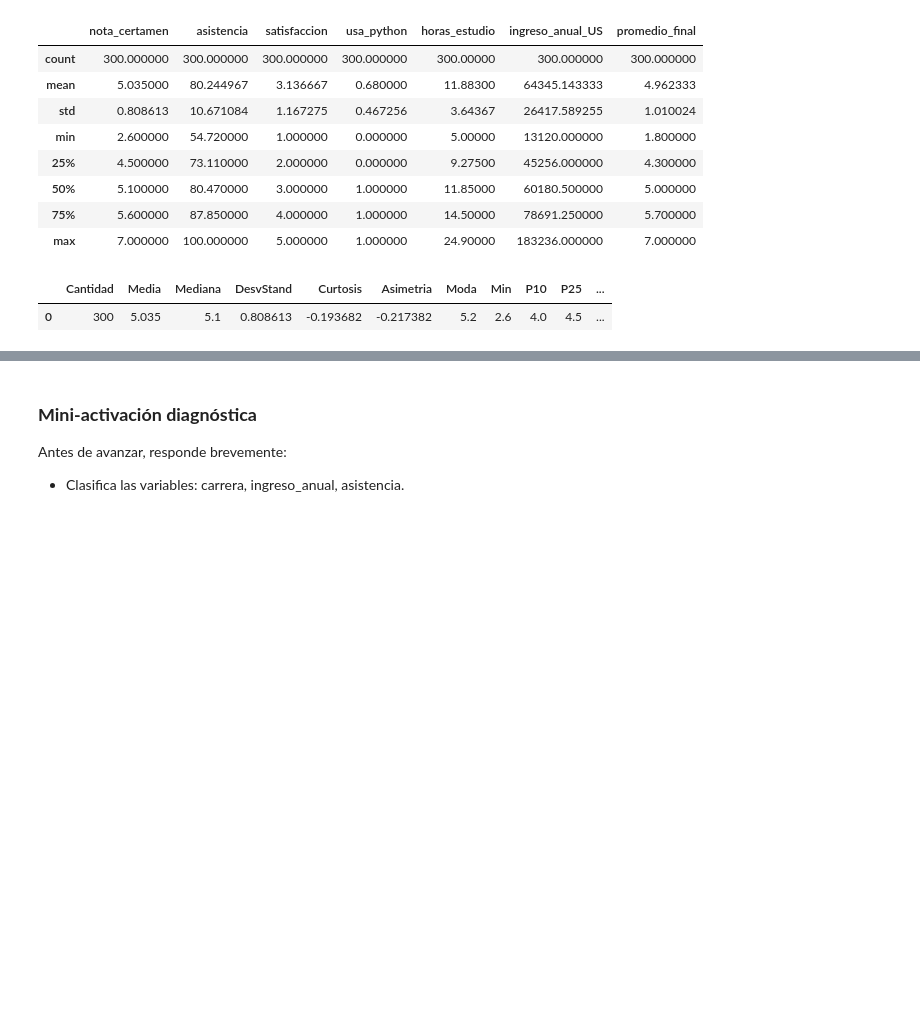
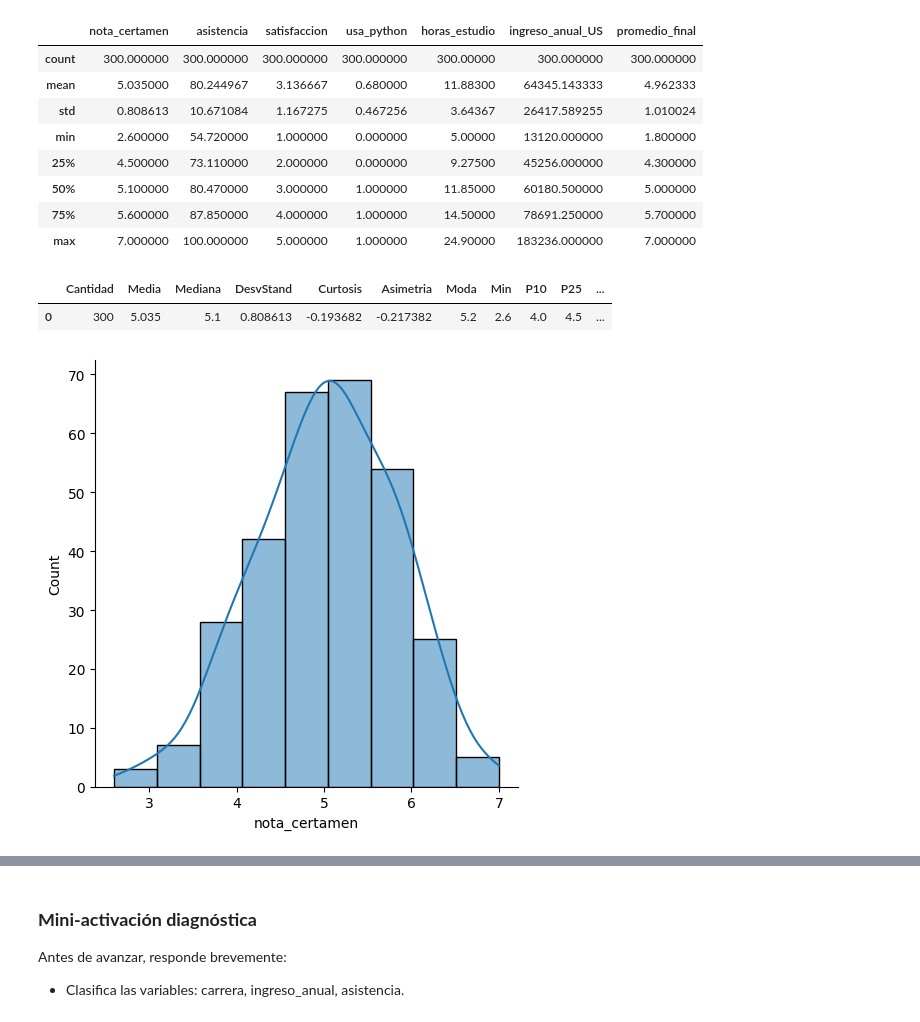
Before and after one commit to Solfter/duoc-2026, a Jupyter notebook: 02-inferencia-estadistica/Laboratorio_0_MAT4152.ipynb, the cells around one changed output, grey strips where cells are left out. Cells and saved outputs as stored; diff of their text form; code cells hidden in the pictures; blank space fills up the shorter version.

```diff
--- a/02-inferencia-estadistica/Laboratorio_0_MAT4152.ipynb
+++ b/02-inferencia-estadistica/Laboratorio_0_MAT4152.ipynb
@@ -89,3 +91,14 @@ pd.DataFrame(diccionario, index=[0])
 # %% [output]
 |  | Cantidad | Media | Mediana | DesvStand | Curtosis | Asimetria | Moda | Min | P10 | P25 | ... |
 | 0 | 300 | 5.035 | 5.1 | 0.808613 | -0.193682 | -0.217382 | 5.2 | 2.6 | 4.0 | 4.5 | ... |
+# %%
+import seaborn as sns
+import numpy as np
+import matplotlib.pyplot as plt
+
+sturges = 1 + np.log2(300)
+
+sns.displot(df[var], kde=True, bins=int(sturges))
+plt.show()
+# %% [output]
+[figure, added]
```
Also changed, not shown: parts of 24 cells of this notebook, 4 other files.
